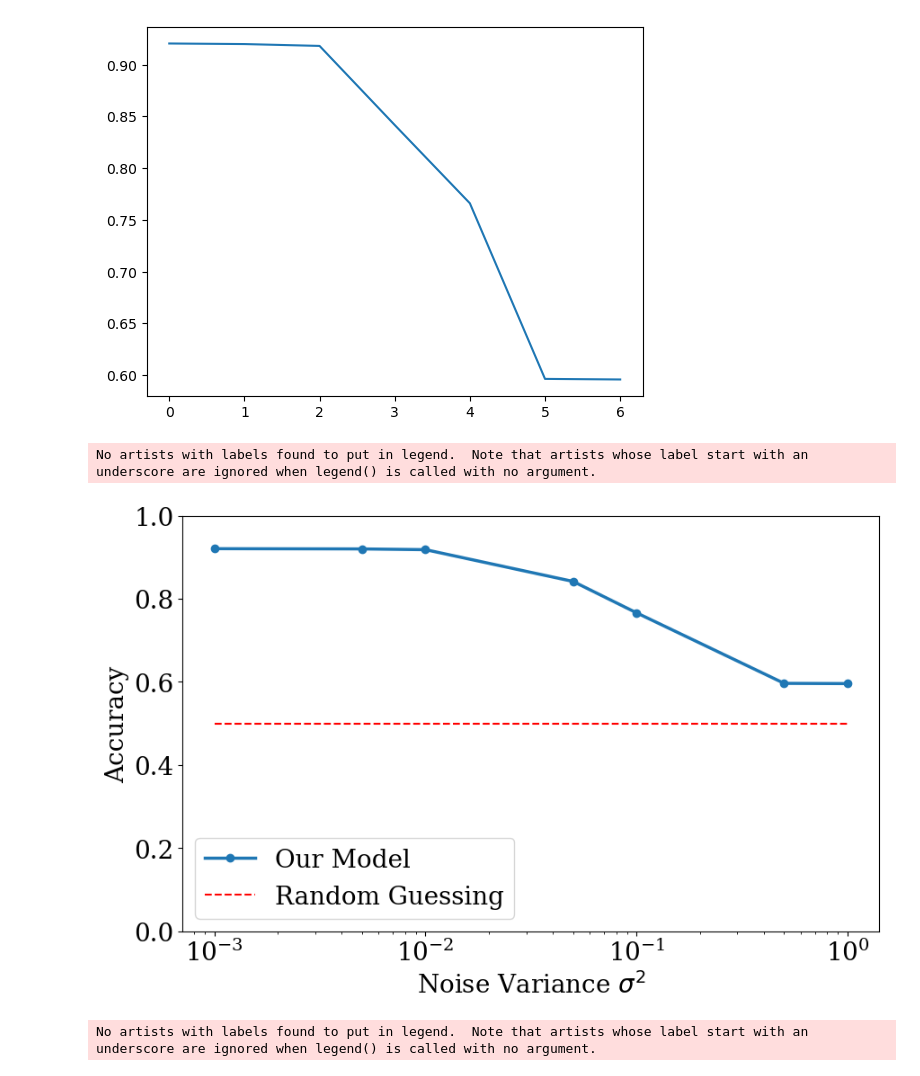
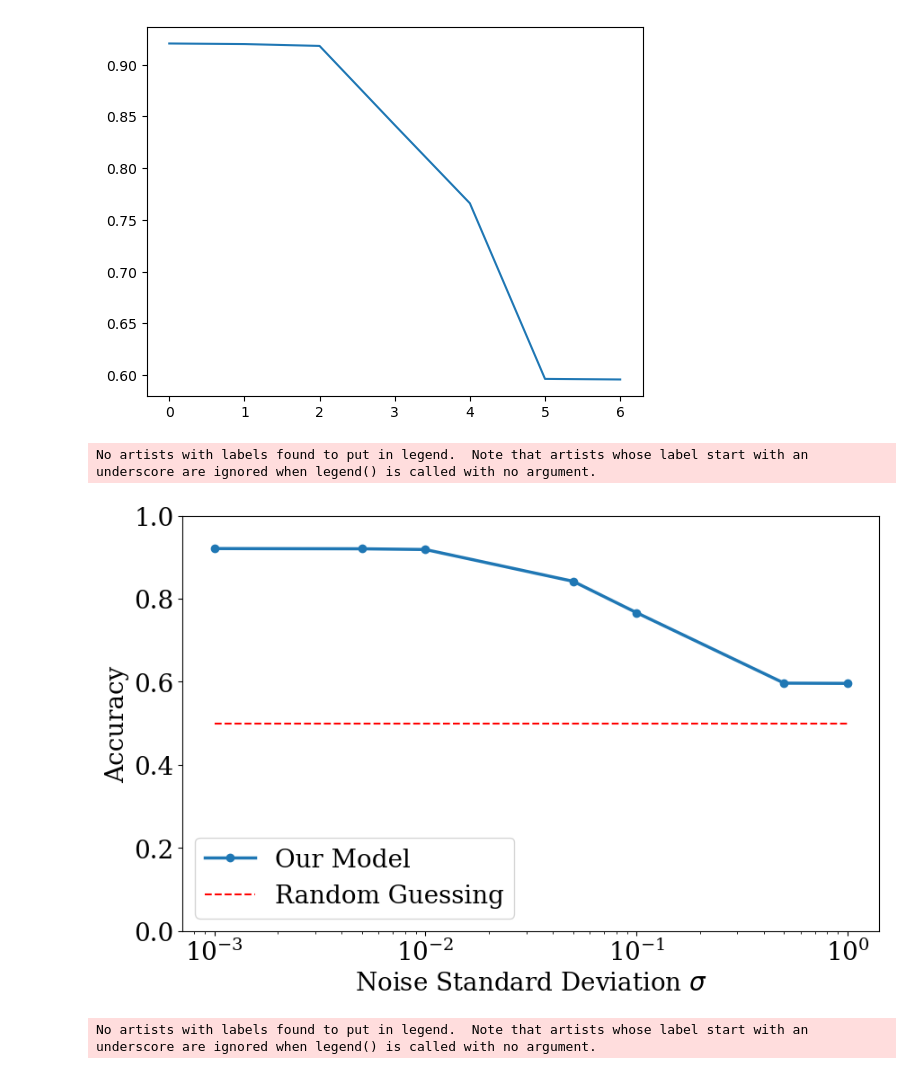
Before and after one commit to lukasVierling/Fast_MI_Detection, a Jupyter notebook: visualization.ipynb, the cells around one changed output. Drawn from its saved outputs; the diff is of its cells as text; code cells hidden in the pictures.

```diff
--- a/visualization.ipynb
+++ b/visualization.ipynb
@@ -48,33 +48,33 @@ sigmas = []
 # %%
 plt.figure(figsize=(10,6))
 x = [1e-3,5e-3,1e-2,5e-2,1e-1,5e-1,1]
 chance_pred = [0.5 for i in range(len(x))]
 y = avg_accs
 plt.rcParams.update({
     "font.family": "serif",
     "axes.labelsize": 22,
     "font.size": 20,
     "legend.fontsize": 20,
     "xtick.labelsize": 20,
     "ytick.labelsize": 20,
 })
 plt.legend()
 ax = plt.gca()
 ax.ticklabel_format(style='sci', axis='both')
 ax.tick_params(axis='x', labelsize=20)
 ax.tick_params(axis='y', labelsize=20)
-ax.set_xlabel(r'Noise Variance $\sigma^2$', fontsize=20)
+ax.set_xlabel(r'Noise Standard Deviation $\sigma$', fontsize=20)
 
 ax.set_ylim(0, 1.0)
 ax.set_ylabel("Accuracy", fontsize=20)
 plt.xscale("log")
 plt.plot(x,y, label="Our Model",linewidth=2.5, marker="o")
 plt.plot(x, chance_pred, label="Random Guessing", color="red", linestyle="--")
 plt.legend()
 plt.show()
 # %% [output]
 No artists with labels found to put in legend.  Note that artists whose label start with an underscore are ignored when legend() is called with no argument.
-[figure, old version]
+[figure, new version]
 # %%
 plt.figure(figsize=(10,6))
 y = losses
```
Also changed, not shown: parts of 1 cell of this notebook.
